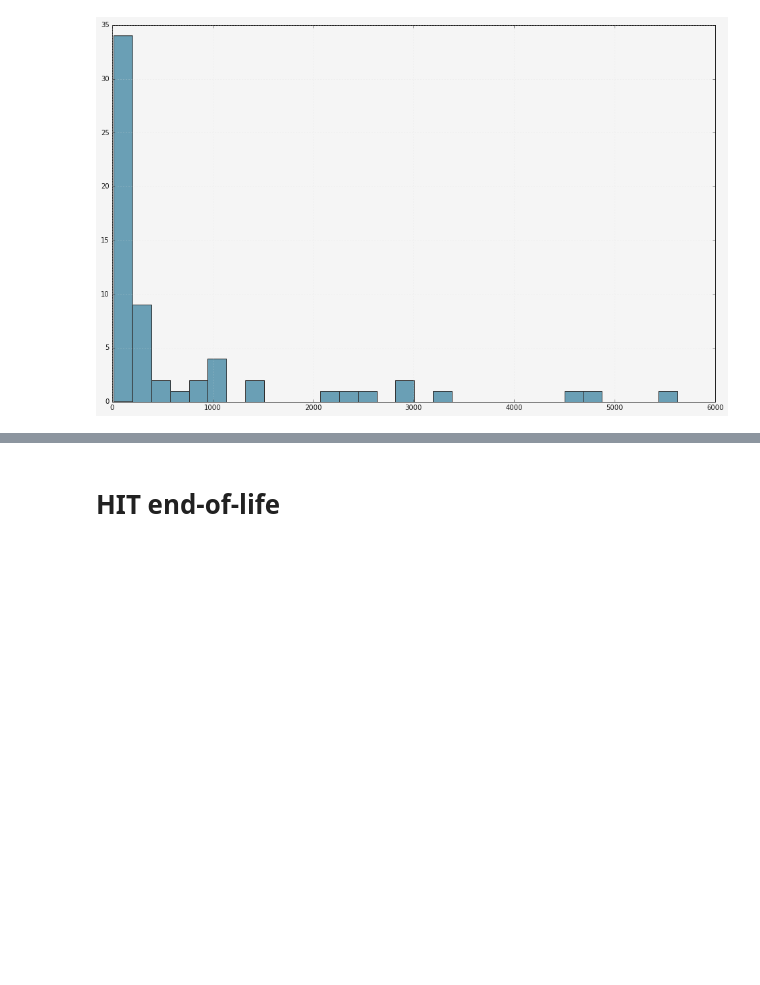
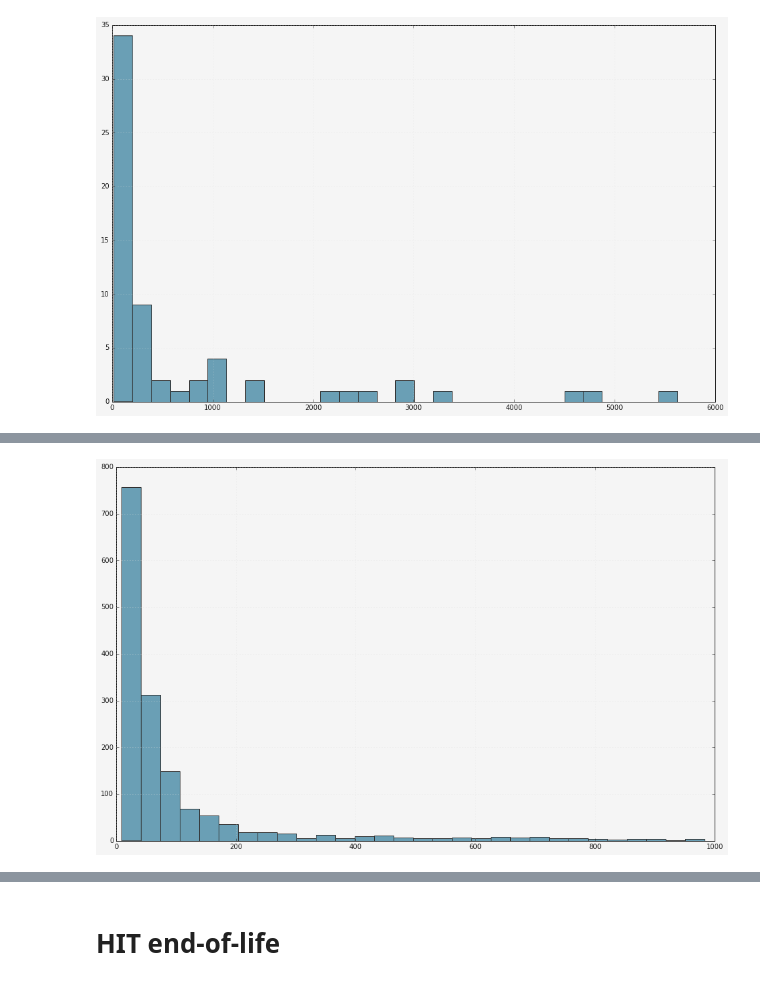
Before and after one commit to drschwenk/notebooks, a Jupyter notebook: stb/mturk_textbook_annotation_task.ipynb, the cells around one changed output, grey strips where cells are left out. Drawn from its saved outputs; the diff is of its cells as text; code cells hidden in the pictures; blank space fills up the shorter version.

```diff
--- a/stb/mturk_textbook_annotation_task.ipynb
+++ b/stb/mturk_textbook_annotation_task.ipynb
@@ -146,0 +209,3 @@ _ = results_df['worker_id'].value_counts().hist(bins= 30)
+# %%
+winsorized_durations = [t for t in task_duration_seconds if t < 1000]
+w_duration_series = pd.Series(winsorized_durations)
@@ -146,0 +218,4 @@ _ = results_df['worker_id'].value_counts().hist(bins= 30)
+# %%
+_ = pd.Series(w_duration_series).hist(bins=30)
+# %% [output]
+[figure, added]
```
Also changed, not shown: parts of 38 cells of this notebook, 6 other files.
